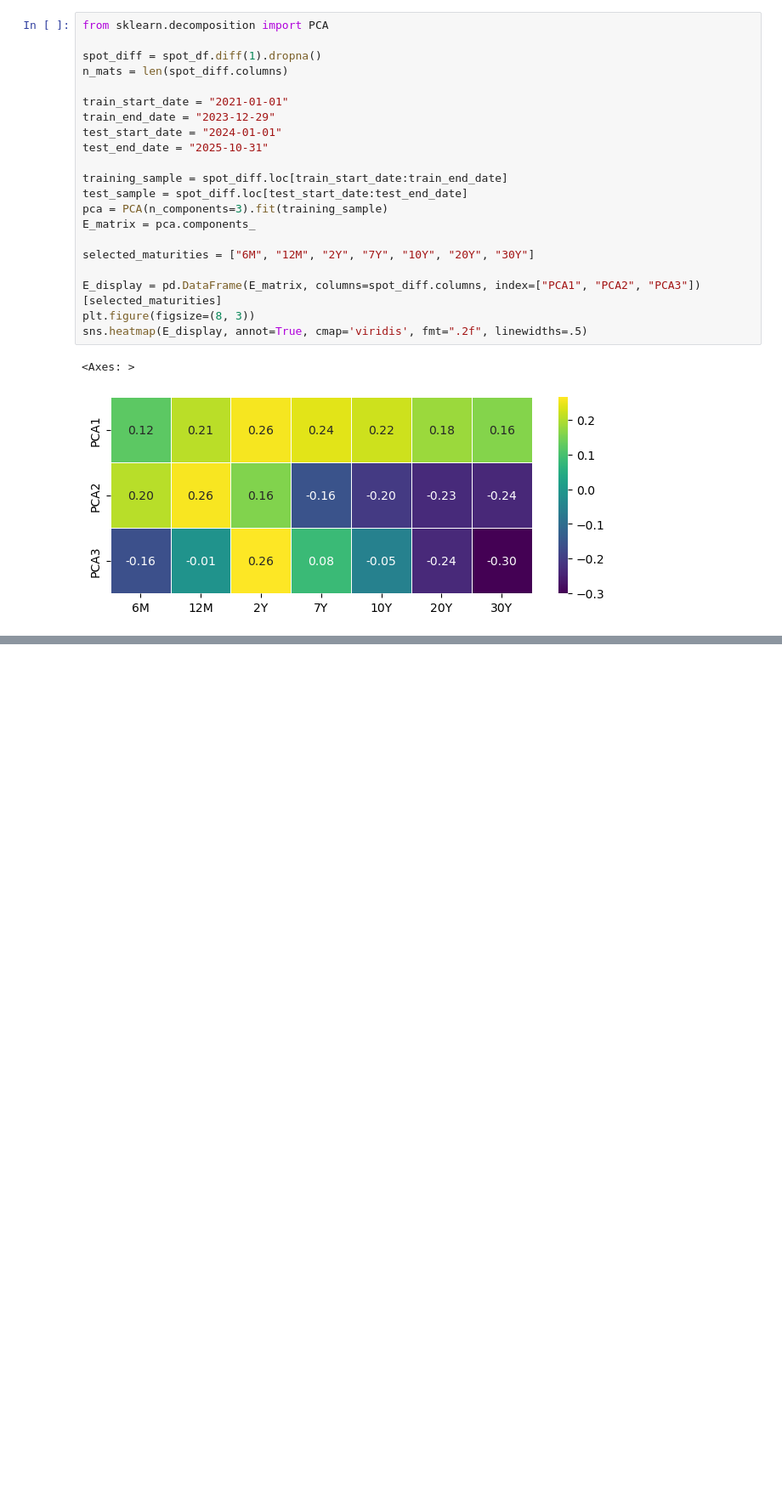
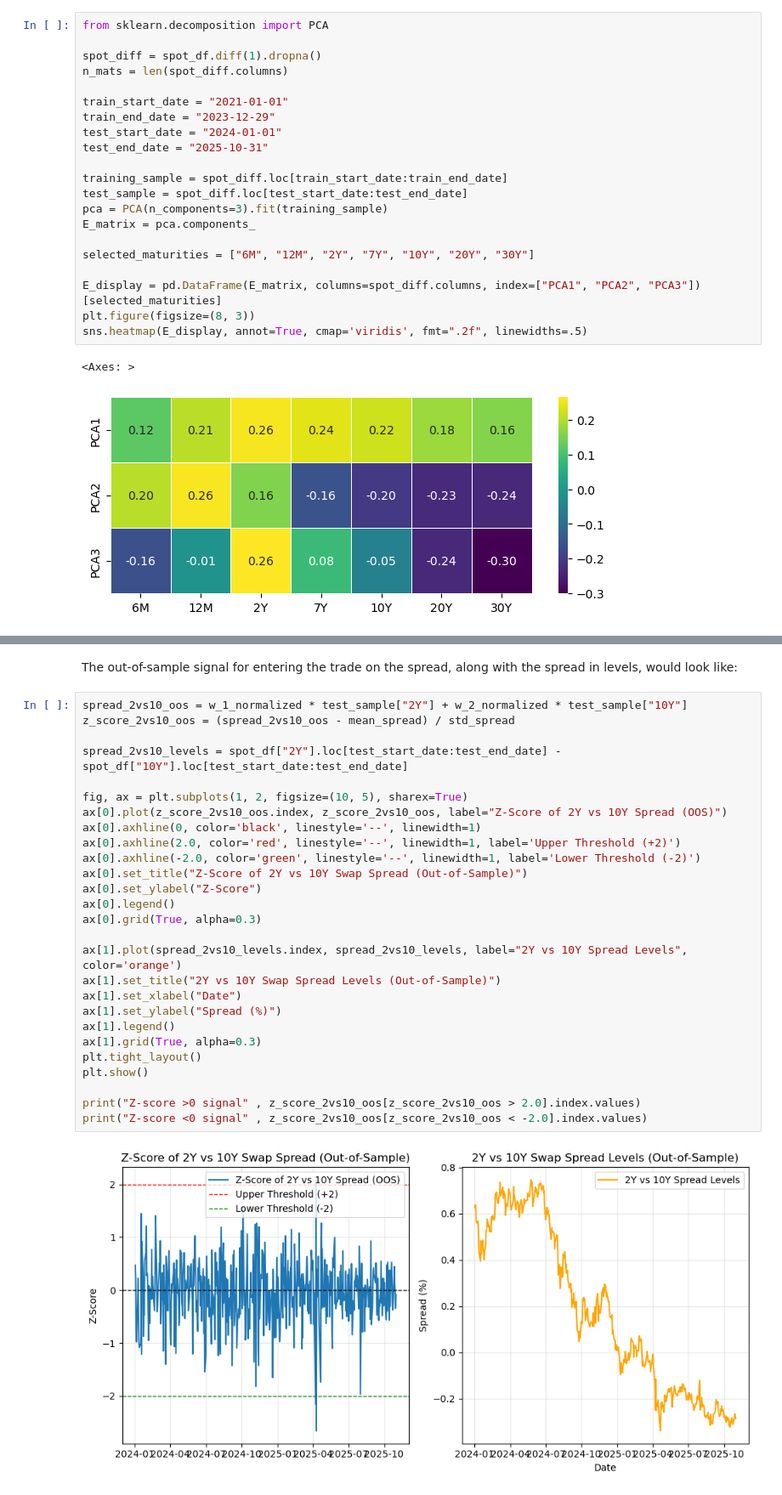
Before and after one commit to hedge-fund-strats/yield-curve-slope-trading, a Jupyter notebook: 03-trading-strat.ipynb, the cells around one changed output, grey strips where cells are left out. Shown at 85% size. Cells and saved outputs as stored; diff of their text form; blank space fills up the shorter version.

```diff
--- a/03-trading-strat.ipynb
+++ b/03-trading-strat.ipynb
@@ -105,0 +165,31 @@ sns.heatmap(E_display, annot=True, cmap='viridis', fmt=".2f", linewidths=.5)
+# %% [markdown]
+The out-of-sample signal for entering the trade on the spread, along with the spread in levels, would look like:
+# %%
+spread_2vs10_oos = w_1_normalized * test_sample["2Y"] + w_2_normalized * test_sample["10Y"]
+z_score_2vs10_oos = (spread_2vs10_oos - mean_spread) / std_spread
+
+spread_2vs10_levels = spot_df["2Y"].loc[test_start_date:test_end_date] - spot_df["10Y"].loc[test_start_date:test_end_date]
+
+fig, ax = plt.subplots(1, 2, figsize=(10, 5), sharex=True)
+ax[0].plot(z_score_2vs10_oos.index, z_score_2vs10_oos, label="Z-Score of 2Y vs 10Y Spread (OOS)")
+ax[0].axhline(0, color='black', linestyle='--', linewidth=1)
+ax[0].axhline(2.0, color='red', linestyle='--', linewidth=1, label='Upper Threshold (+2)')
+ax[0].axhline(-2.0, color='green', linestyle='--', linewidth=1, label='Lower Threshold (-2)')
+ax[0].set_title("Z-Score of 2Y vs 10Y Swap Spread (Out-of-Sample)")
+ax[0].set_ylabel("Z-Score")
+ax[0].legend()
+ax[0].grid(True, alpha=0.3)
+
+ax[1].plot(spread_2vs10_levels.index, spread_2vs10_levels, label="2Y vs 10Y Spread Levels", color='orange')
+ax[1].set_title("2Y vs 10Y Swap Spread Levels (Out-of-Sample)")
+ax[1].set_xlabel("Date")
+ax[1].set_ylabel("Spread (%)")
+ax[1].legend()
+ax[1].grid(True, alpha=0.3)
+plt.tight_layout()
+plt.show()
+
+print("Z-score >0 signal" , z_score_2vs10_oos[z_score_2vs10_oos > 2.0].index.values)
+print("Z-score <0 signal" , z_score_2vs10_oos[z_score_2vs10_oos < -2.0].index.values)
+# %% [output]
+[figure, added]
```
Also changed, not shown: parts of 5 cells of this notebook.
